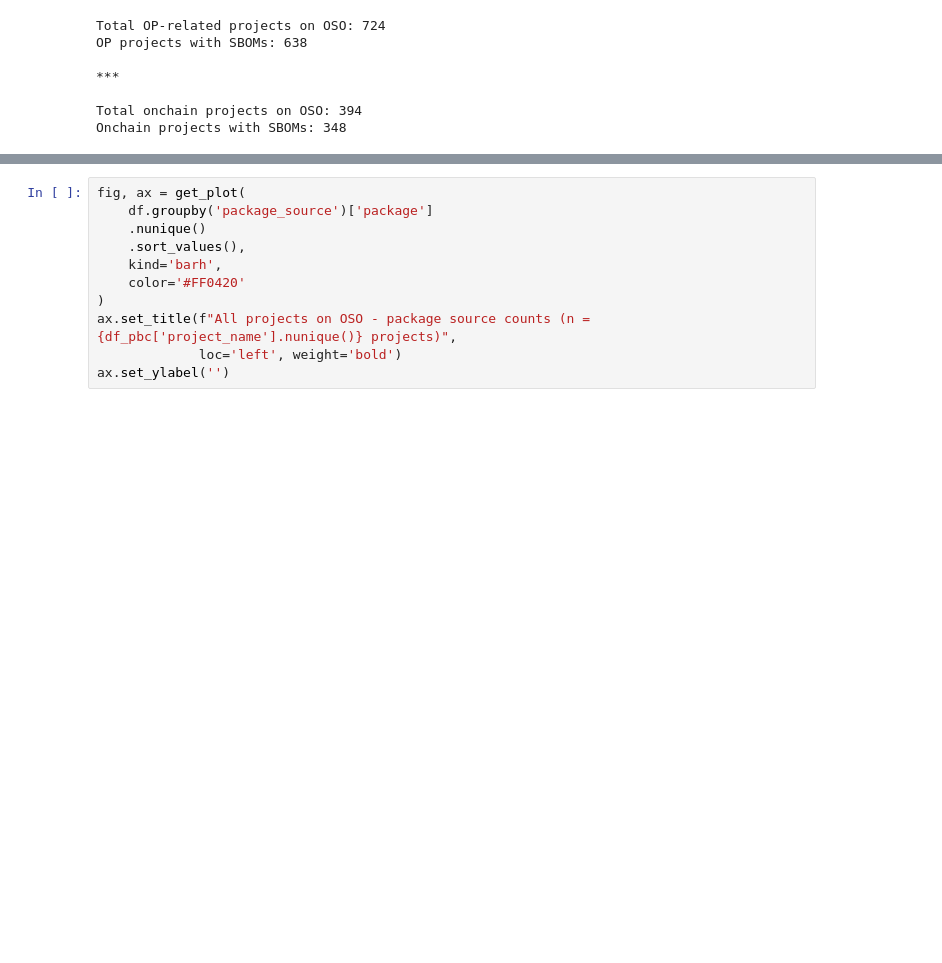
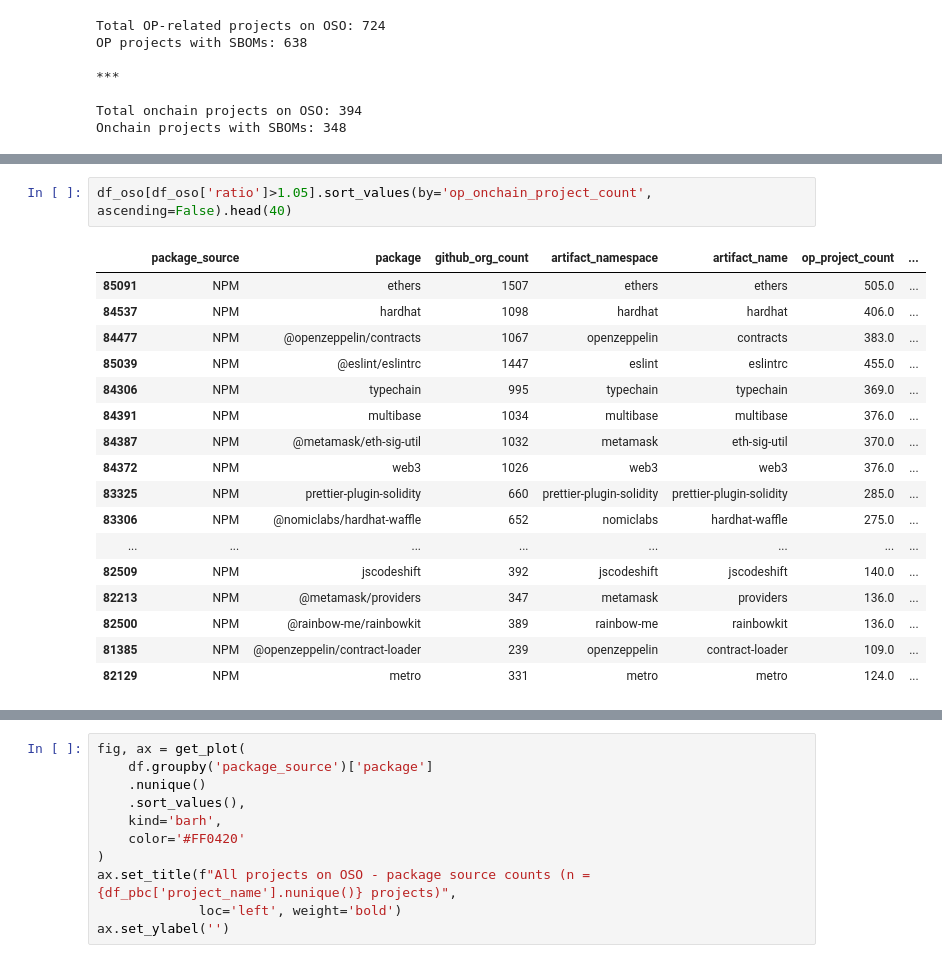
Before and after one commit to opensource-observer/insights, a Jupyter notebook: analysis/optimism/retrofunding7/RF7_DevTooling_DepSearch.ipynb, the cells around one changed output, grey strips where cells are left out. Drawn from its saved outputs; the diff is of its cells as text; blank space fills up the shorter version.

```diff
--- a/analysis/optimism/retrofunding7/RF7_DevTooling_DepSearch.ipynb
+++ b/analysis/optimism/retrofunding7/RF7_DevTooling_DepSearch.ipynb
@@ -160,0 +285,20 @@ df
+# %%
+df_oso[df_oso['ratio']>1.05].sort_values(by='op_onchain_project_count', ascending=False).head(40)
+# %% [output]
+|  | package_source | package | github_org_count | artifact_namespace | artifact_name | op_project_count | ... |
+| 85091 | NPM | ethers | 1507 | ethers | ethers | 505.0 | ... |
+| 84537 | NPM | hardhat | 1098 | hardhat | hardhat | 406.0 | ... |
+| 84477 | NPM | @openzeppelin/contracts | 1067 | openzeppelin | contracts | 383.0 | ... |
+| 85039 | NPM | @eslint/eslintrc | 1447 | eslint | eslintrc | 455.0 | ... |
+| 84306 | NPM | typechain | 995 | typechain | typechain | 369.0 | ... |
+| 84391 | NPM | multibase | 1034 | multibase | multibase | 376.0 | ... |
+| 84387 | NPM | @metamask/eth-sig-util | 1032 | metamask | eth-sig-util | 370.0 | ... |
+| 84372 | NPM | web3 | 1026 | web3 | web3 | 376.0 | ... |
+| 83325 | NPM | prettier-plugin-solidity | 660 | prettier-plugin-solidity | prettier-plugin-solidity | 285.0 | ... |
+| 83306 | NPM | @nomiclabs/hardhat-waffle | 652 | nomiclabs | hardhat-waffle | 275.0 | ... |
+| ... | ... | ... | ... | ... | ... | ... | ... |
+| 82509 | NPM | jscodeshift | 392 | jscodeshift | jscodeshift | 140.0 | ... |
+| 82213 | NPM | @metamask/providers | 347 | metamask | providers | 136.0 | ... |
+| 82500 | NPM | @rainbow-me/rainbowkit | 389 | rainbow-me | rainbowkit | 136.0 | ... |
+| 81385 | NPM | @openzeppelin/contract-loader | 239 | openzeppelin | contract-loader | 109.0 | ... |
+| 82129 | NPM | metro | 331 | metro | metro | 124.0 | ... |
```
Also changed, not shown: parts of 20 cells of this notebook, 1 other file.
